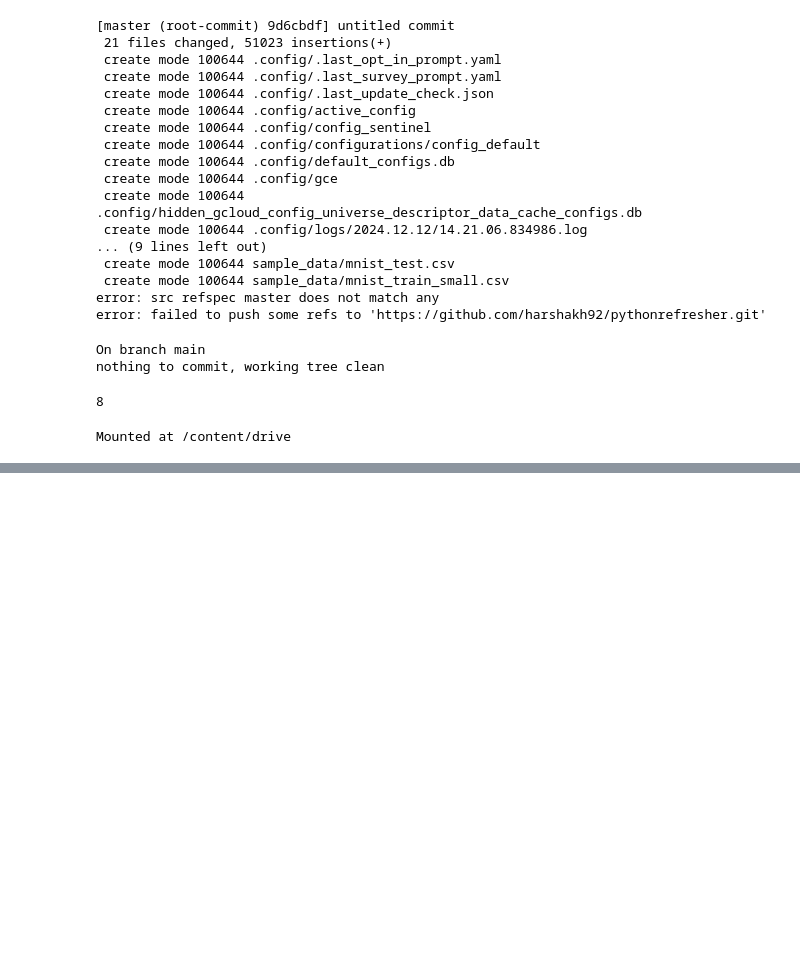
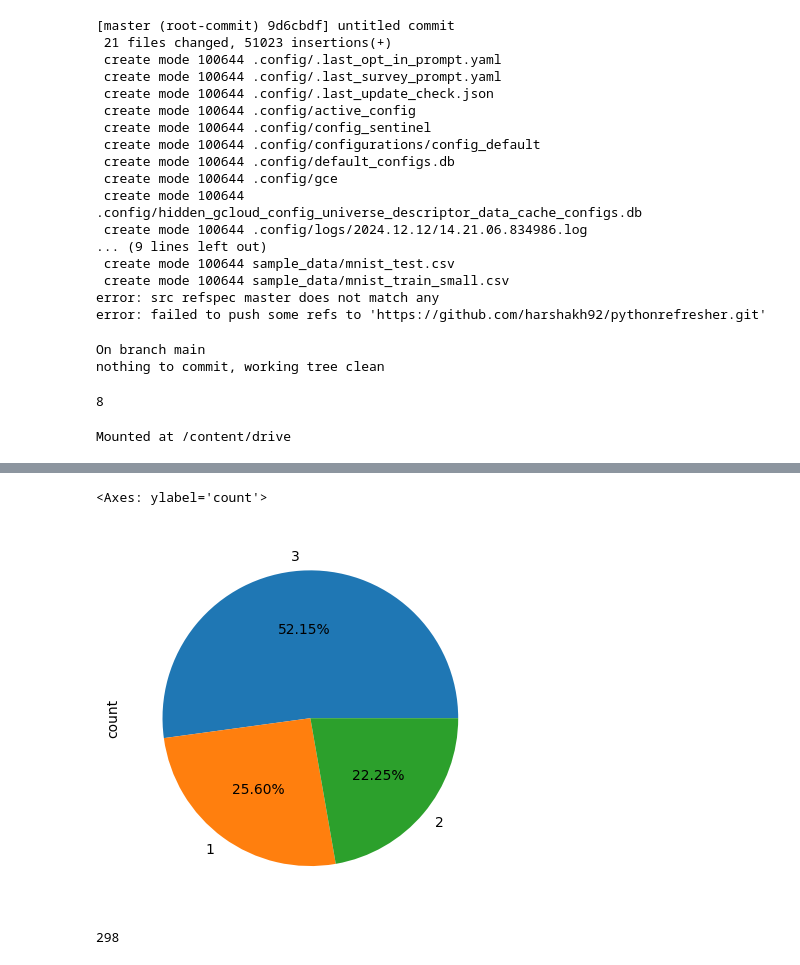
Before and after one commit to harshakh92/pythonrefresher, a Jupyter notebook: Untitled-1.ipynb, the cells around one changed output, grey strips where cells are left out. Saved outputs shown, nothing was run; the diff lists cells and outputs as text; code cells hidden in the pictures; blank space fills up the shorter version.

```diff
--- a/Untitled-1.ipynb
+++ b/Untitled-1.ipynb
@@ -76,0 +98,10 @@ plt.show()
+# %%
+df['Pclass'].value_counts().plot.pie(autopct='%1.2f%%')
+# %% [output]
+<Axes: ylabel='count'>
+[figure, added]
+# %%
+count = (df['Fare']> 8).sum()
+print(count)
+# %% [output]
+298
```
Also changed, not shown: parts of 4 cells of this notebook.
